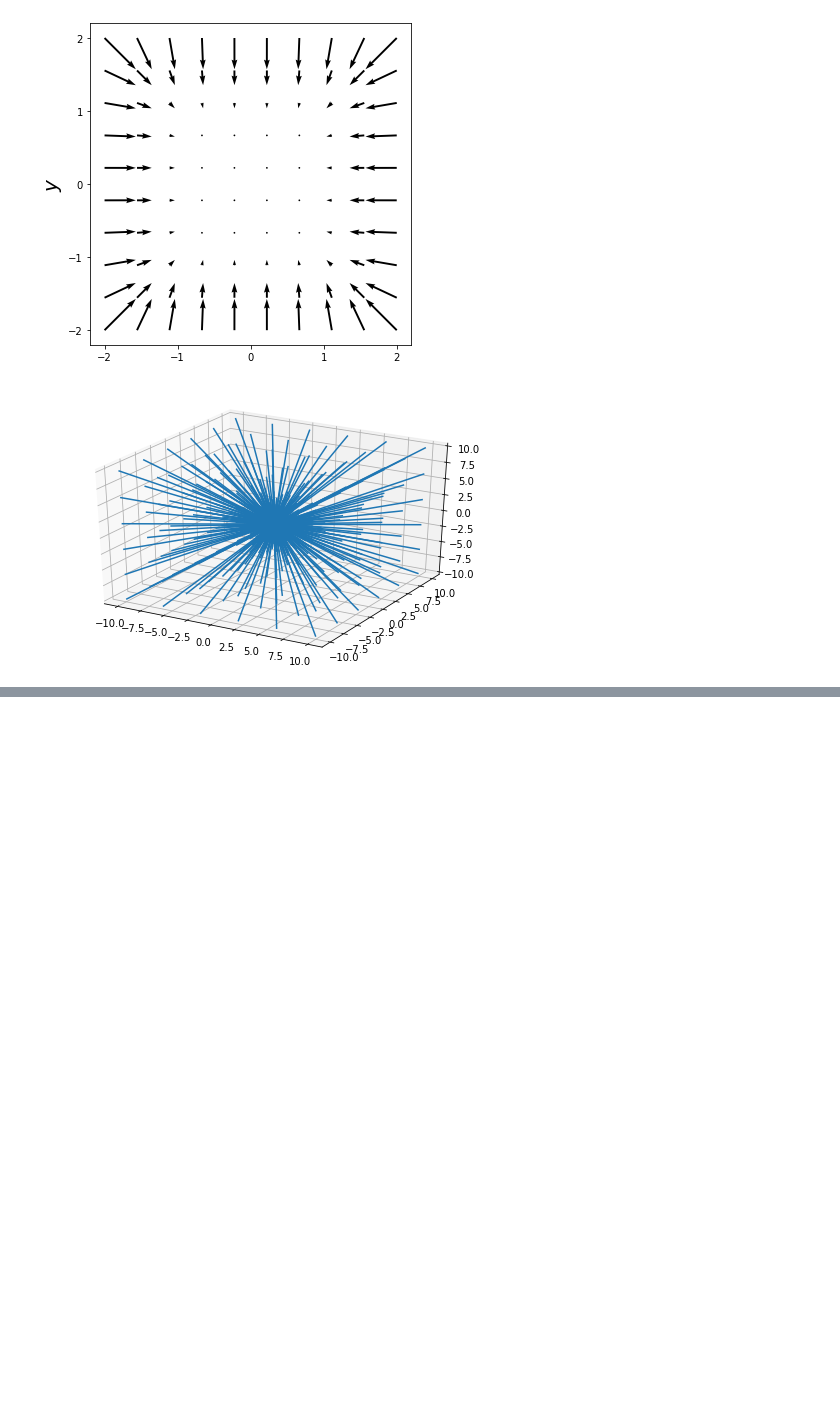
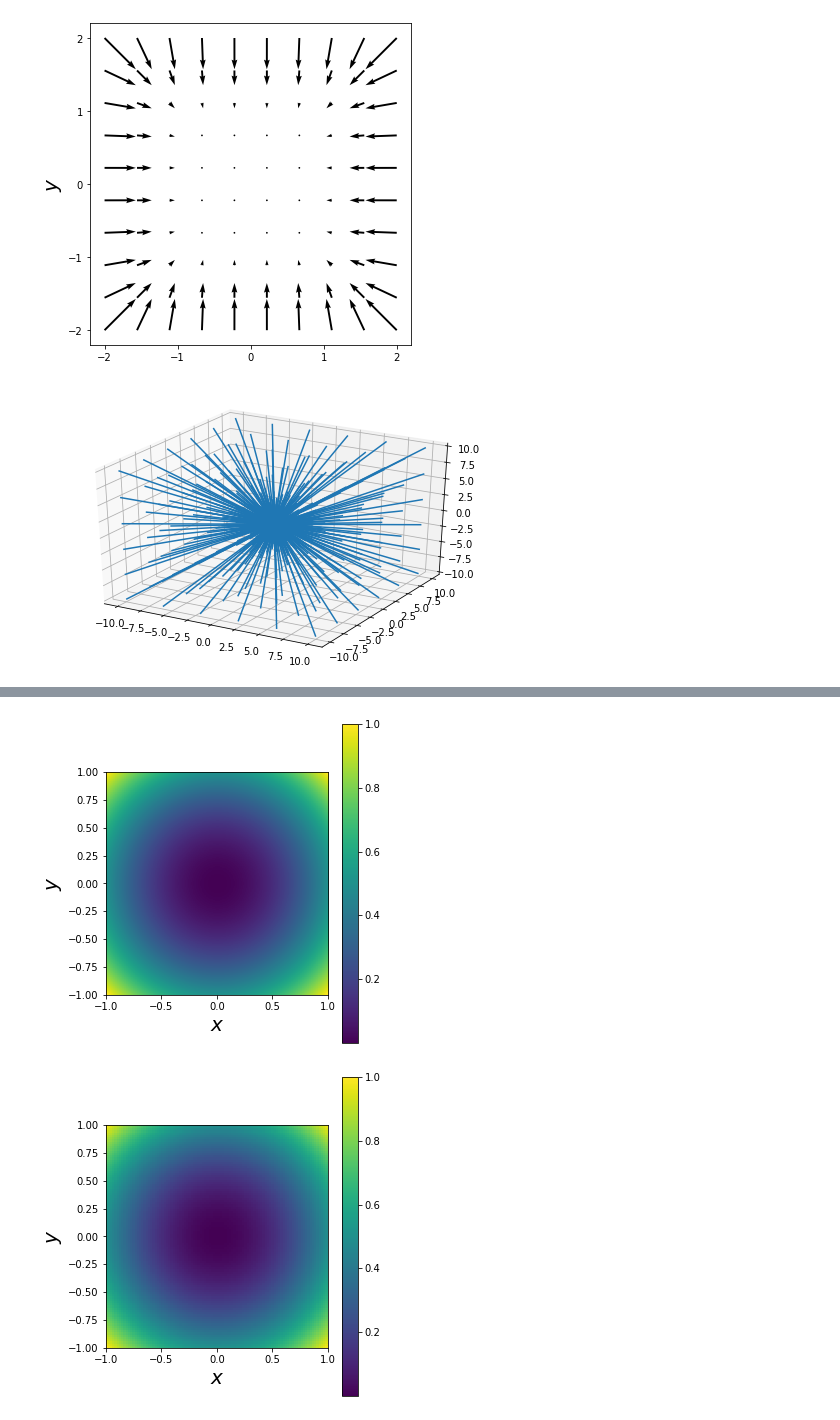
Before and after one commit to DakkaliBhumika/CSEP, a Jupyter notebook: 01-07-22.ipynb, the cells around one changed output, grey strips where cells are left out. Saved outputs shown, nothing was run; the diff lists cells and outputs as text; code cells hidden in the pictures; blank space fills up the shorter version.

```diff
--- a/01-07-22.ipynb
+++ b/01-07-22.ipynb
@@ -149,0 +176,30 @@ SyntaxError: ignored
+# %%
+import numpy as np
+import matplotlib.pyplot as plt
+from pylab import rcParams
+rcParams['figure.figsize'] = 5, 5
+x = np.linspace(-1,1,100)
+y = np.linspace(-1,1,100)
+xv, yv = np.meshgrid(x,y)
+z = (xv**2 + yv**2)/2
+plt.imshow(z, vmin=abs(z).min(), vmax=abs(z).max(),
+extent=[-1,1,-1,1])
+plt.colorbar()
+plt.xlabel('$x$',size=20)
+plt.ylabel('$y$',size=20)
+plt.axes().set_aspect('equal')
+plt.tight_layout()
+plt.savefig("density1.pdf")
+plt.show()
+plt.figure()
+plt.pcolor(xv,yv, z)
+plt.colorbar()
+plt.xlabel('$x$',size=20)
+plt.ylabel('$y$',size=20)
+plt.axes().set_aspect('equal')
+plt.tight_layout()
+plt.savefig("density2.pdf")
+plt.show()
+# %% [output]
+[figure, added]
+[figure, added]
```
Also changed, not shown: parts of 2 cells of this notebook.
